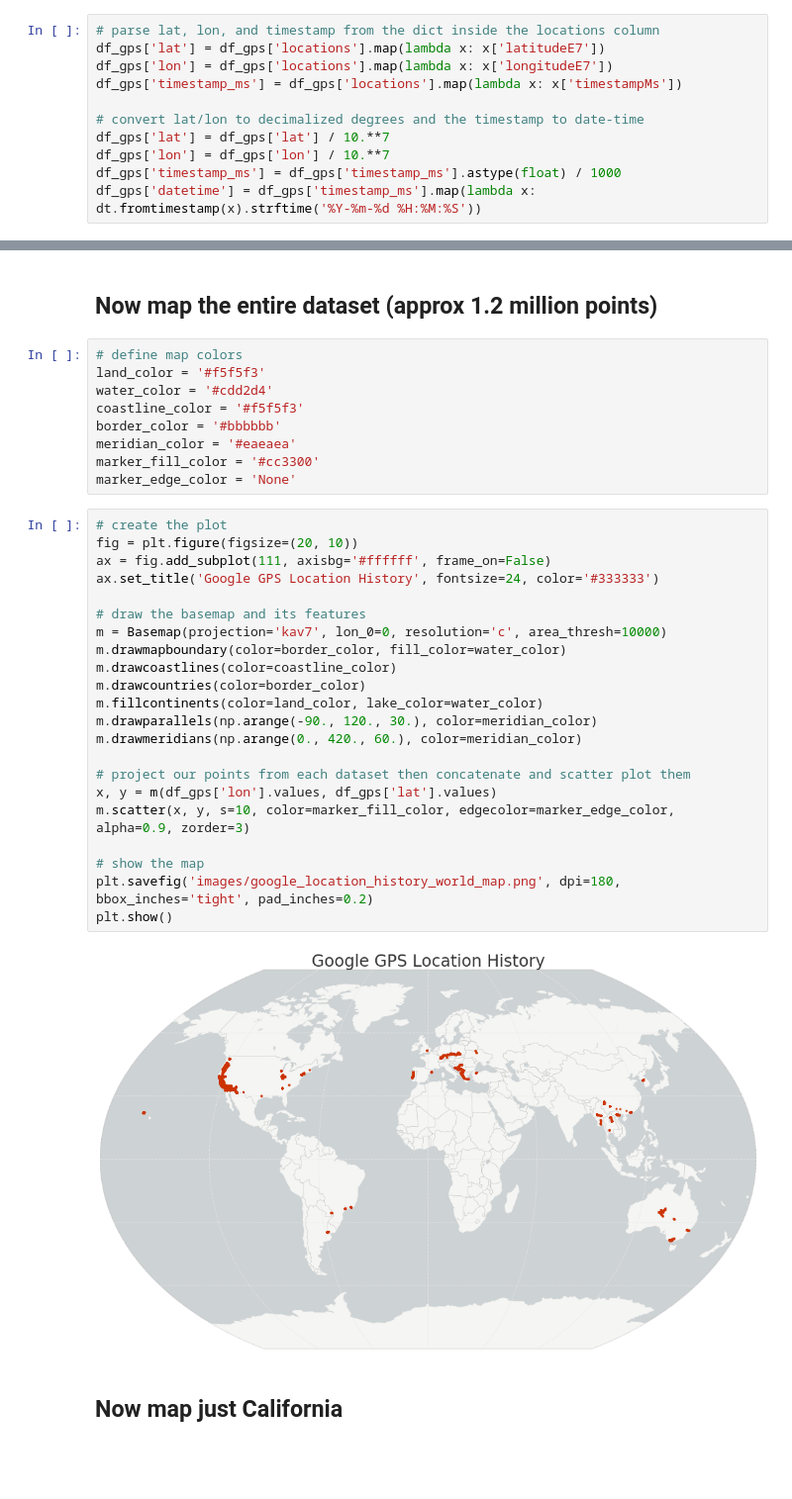
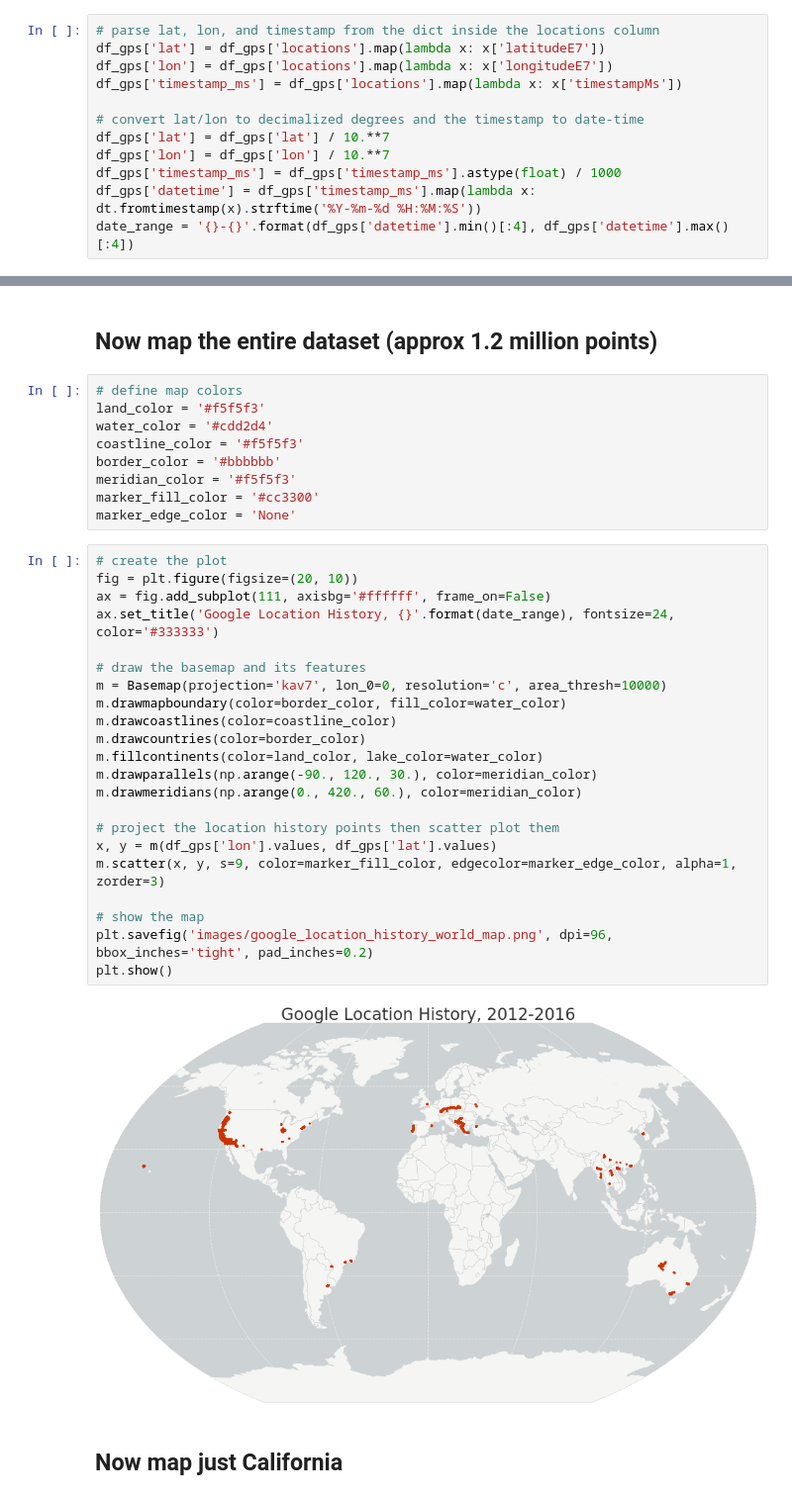
Before and after one commit to gboeing/data-visualization, a Jupyter notebook: location-history/google-location-history-simple.ipynb, the cells around one changed output, grey strips where cells are left out. Shown at 99% size. Drawn from its saved outputs; the diff is of its cells as text; blank space fills up the shorter version.

```diff
--- a/location-history/google-location-history-simple.ipynb
+++ b/location-history/google-location-history-simple.ipynb
@@ -24,6 +24,7 @@ df_gps['lat'] = df_gps['lat'] / 10.**7
 df_gps['lon'] = df_gps['lon'] / 10.**7
 df_gps['timestamp_ms'] = df_gps['timestamp_ms'].astype(float) / 1000
 df_gps['datetime'] = df_gps['timestamp_ms'].map(lambda x: dt.fromtimestamp(x).strftime('%Y-%m-%d %H:%M:%S'))
+date_range = '{}-{}'.format(df_gps['datetime'].min()[:4], df_gps['datetime'].max()[:4])
 # %%
 # drop columns we don't need, then show a slice of the dataframe
 df_gps = df_gps.drop(labels=['locations', 'timestamp_ms'], axis=1, inplace=False)
@@ -43,33 +44,33 @@ land_color = '#f5f5f3'
 water_color = '#cdd2d4'
 coastline_color = '#f5f5f3'
 border_color = '#bbbbbb'
-meridian_color = '#eaeaea'
+meridian_color = '#f5f5f3'
 marker_fill_color = '#cc3300'
 marker_edge_color = 'None'
 # %%
 # create the plot
 fig = plt.figure(figsize=(20, 10))
 ax = fig.add_subplot(111, axisbg='#ffffff', frame_on=False)
-ax.set_title('Google GPS Location History', fontsize=24, color='#333333')
+ax.set_title('Google Location History, {}'.format(date_range), fontsize=24, color='#333333')
 
 # draw the basemap and its features
 m = Basemap(projection='kav7', lon_0=0, resolution='c', area_thresh=10000)
 m.drawmapboundary(color=border_color, fill_color=water_color)
 m.drawcoastlines(color=coastline_color)
 m.drawcountries(color=border_color)
 m.fillcontinents(color=land_color, lake_color=water_color)
 m.drawparallels(np.arange(-90., 120., 30.), color=meridian_color)
 m.drawmeridians(np.arange(0., 420., 60.), color=meridian_color)
 
-# project our points from each dataset then concatenate and scatter plot them
+# project the location history points then scatter plot them
 x, y = m(df_gps['lon'].values, df_gps['lat'].values)
-m.scatter(x, y, s=10, color=marker_fill_color, edgecolor=marker_edge_color, alpha=0.9, zorder=3)
+m.scatter(x, y, s=9, color=marker_fill_color, edgecolor=marker_edge_color, alpha=1, zorder=3)
 
 # show the map
-plt.savefig('images/google_location_history_world_map.png', dpi=180, bbox_inches='tight', pad_inches=0.2)
+plt.savefig('images/google_location_history_world_map.png', dpi=96, bbox_inches='tight', pad_inches=0.2)
 plt.show()
 # %% [output]
-[figure, old version]
+[figure, new version]
 # %% [markdown]
 ## Now map just California
 # %%
```
Also changed, not shown: parts of 4 cells of this notebook, 3 other files.
